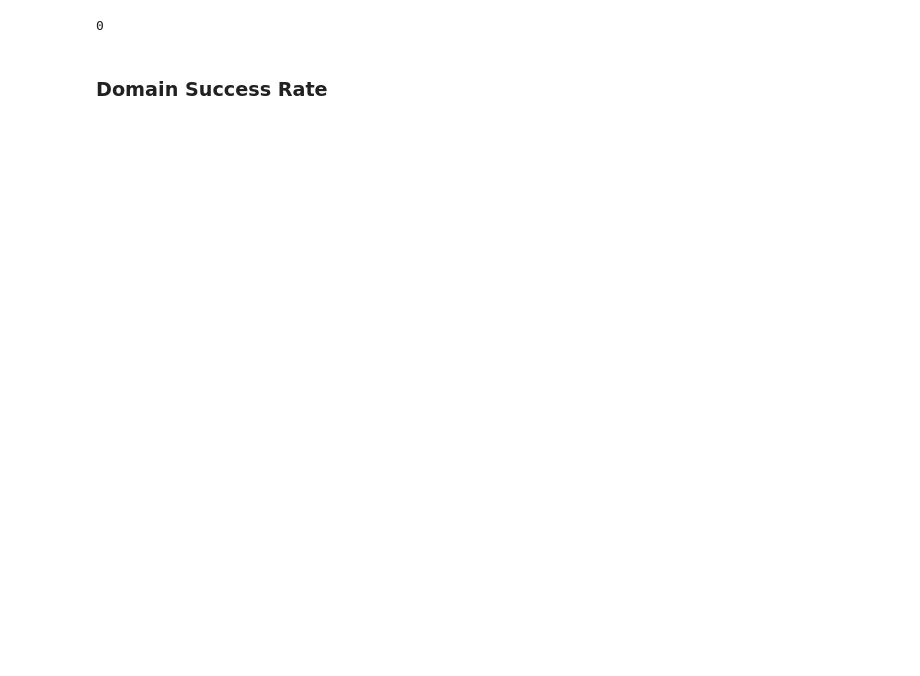
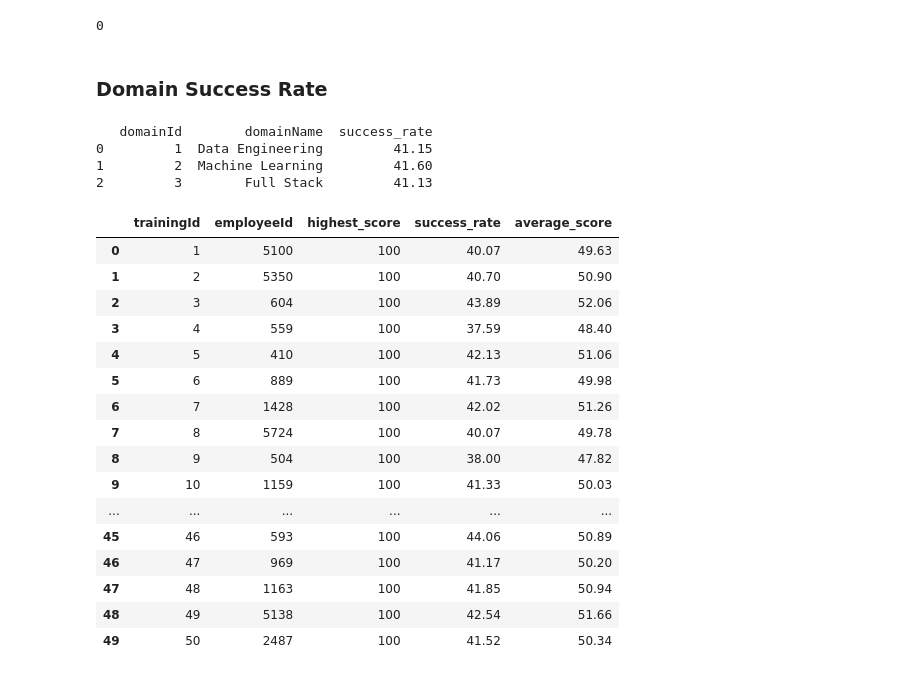
Before and after one commit to vaibhavJman/final-project, a Jupyter notebook: Data_Engineering/03Transform/transform_data.ipynb, the cells around one changed output. Drawn from its saved outputs; the diff is of its cells as text; code cells hidden in the pictures; blank space fills up the shorter version.

Commit message:
Data Engineering Completed. Data Science 80%

```diff
--- a/Data_Engineering/03Transform/transform_data.ipynb
+++ b/Data_Engineering/03Transform/transform_data.ipynb
@@ -170,7 +172,7 @@ average_scores_employees_df
 # %%
 # Average score per training session
 avg_scores_training_df = merged_scores_df.groupby(['trainingId']).agg(
-    average_score= ('assignement_score', 'mean')
+    average_score= ('assignment_score', 'mean')
 
 ).reset_index().round(2)
 
@@ -243,3 +255,71 @@ training_assignments_cleaned_df.duplicated(subset=['employeeId', 'trainingId']).
 0
 # %% [markdown]
 ### Domain Success Rate
+# %%
+score_merged_df = pd.merge(scores_cleaned_df, trainings_cleaned_df[['trainingId', 'domainId']], left_on='trainingId', right_on='trainingId')
+score_merged_df
+
+domain_merged_df = pd.merge(score_merged_df, domains_cleaned_df, on='domainId')
+domain_merged_df
+
+success_rate = domain_merged_df.groupby(['domainId','domainName']).apply(
+    lambda x: (x['assignment_score'] >= 60).mean() * 100
+).reset_index(name='success_rate').round(2)
+
+# Display the success rate
+print(success_rate)
+
+overview_df = pd.merge(overview_df, success_rate, on=['domainId', 'domainName'])
+# overview_df.to_csv("./domain_overview.csv", index=False)
+# %% [output]
+   domainId        domainName  success_rate
+0         1  Data Engineering         41.15
+1         2  Machine Learning         41.60
+2         3        Full Stack         41.13
+# %%
+#Training Overview
+
+
+merged_scores_df = scores_cleaned_df.merge(users_cleaned_df, left_on='employeeId', right_on='userId', how='left')
+merged_scores_df = merged_scores_df.drop(columns='userId')
+
+# Step 2: Find the highest score in each training along with the corresponding employee
+highest_scores_df = merged_scores_df.loc[
+    merged_scores_df.groupby('trainingId')['assignment_score'].idxmax()
+][['trainingId', 'employeeId', 'assignment_score']].rename(
+    columns={'assignment_score': 'highest_score'}
+)
+
+# Step 3: Calculate the success rate for each training
+success_rate_df = merged_scores_df.groupby('trainingId').apply(
+    lambda x: (x['assignment_score'] >= 60).mean() * 100
+).reset_index(name='success_rate').round(2)
+
+# Step 4: Merge highest scores and success rate data
+training_performance_df = pd.merge(highest_scores_df, success_rate_df, on='trainingId')
+
+# Display the final result
+# print(training_performance_df)
+
+training_performance_df = training_performance_df.merge(avg_scores_training_df, left_on='trainingId', right_on='trainingId', how='left')
+
+training_performance_df.to_csv('./training_overview.csv', index=False)
+training_performance_df
+# %% [output]
+|  | trainingId | employeeId | highest_score | success_rate | average_score |
+| 0 | 1 | 5100 | 100 | 40.07 | 49.63 |
+| 1 | 2 | 5350 | 100 | 40.70 | 50.90 |
+| 2 | 3 | 604 | 100 | 43.89 | 52.06 |
+| 3 | 4 | 559 | 100 | 37.59 | 48.40 |
+| 4 | 5 | 410 | 100 | 42.13 | 51.06 |
+| 5 | 6 | 889 | 100 | 41.73 | 49.98 |
+| 6 | 7 | 1428 | 100 | 42.02 | 51.26 |
+| 7 | 8 | 5724 | 100 | 40.07 | 49.78 |
+| 8 | 9 | 504 | 100 | 38.00 | 47.82 |
+| 9 | 10 | 1159 | 100 | 41.33 | 50.03 |
+| ... | ... | ... | ... | ... | ... |
+| 45 | 46 | 593 | 100 | 44.06 | 50.89 |
+| 46 | 47 | 969 | 100 | 41.17 | 50.20 |
+| 47 | 48 | 1163 | 100 | 41.85 | 50.94 |
+| 48 | 49 | 5138 | 100 | 42.54 | 51.66 |
+| 49 | 50 | 2487 | 100 | 41.52 | 50.34 |
```
Also changed, not shown: parts of 7 cells of this notebook, 25 other files.
